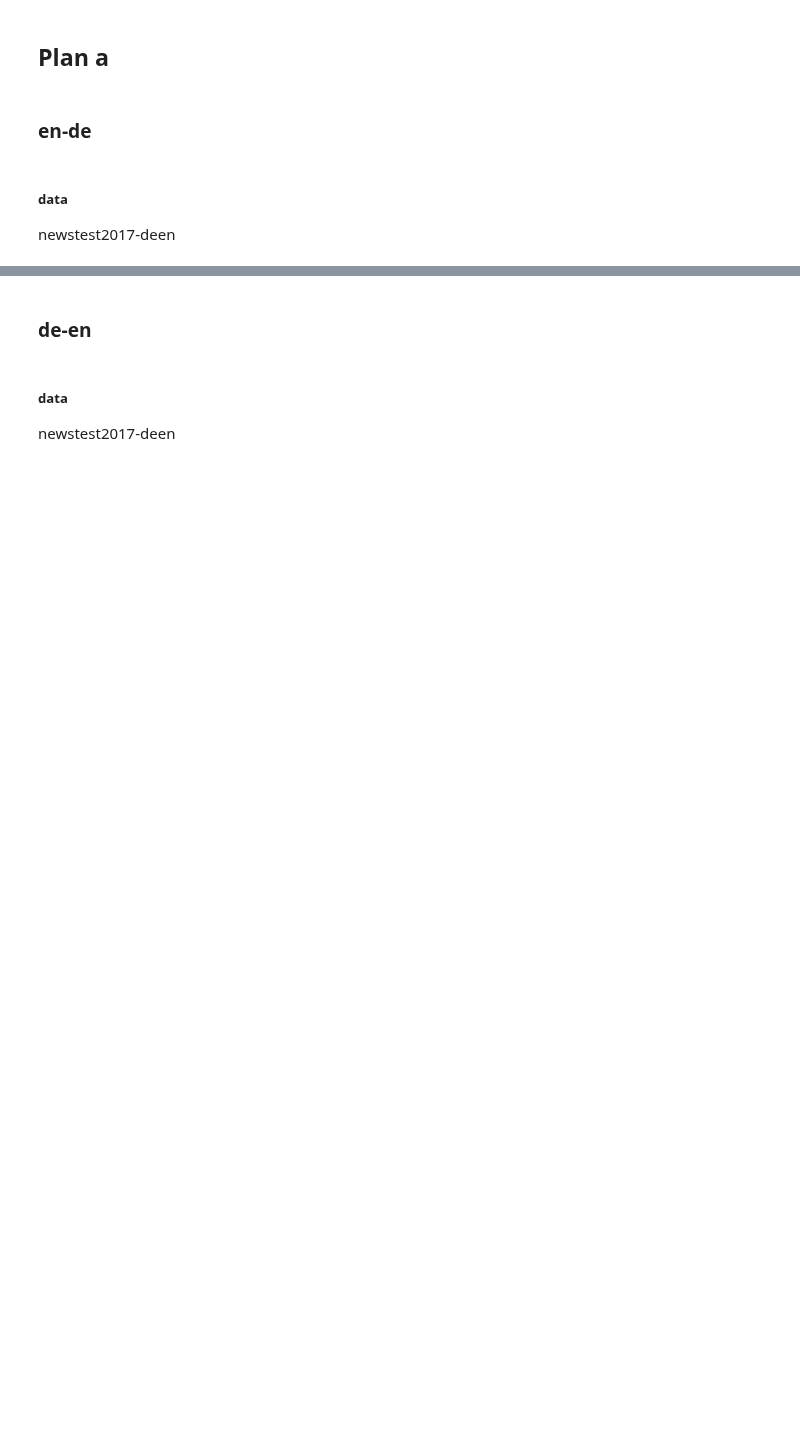
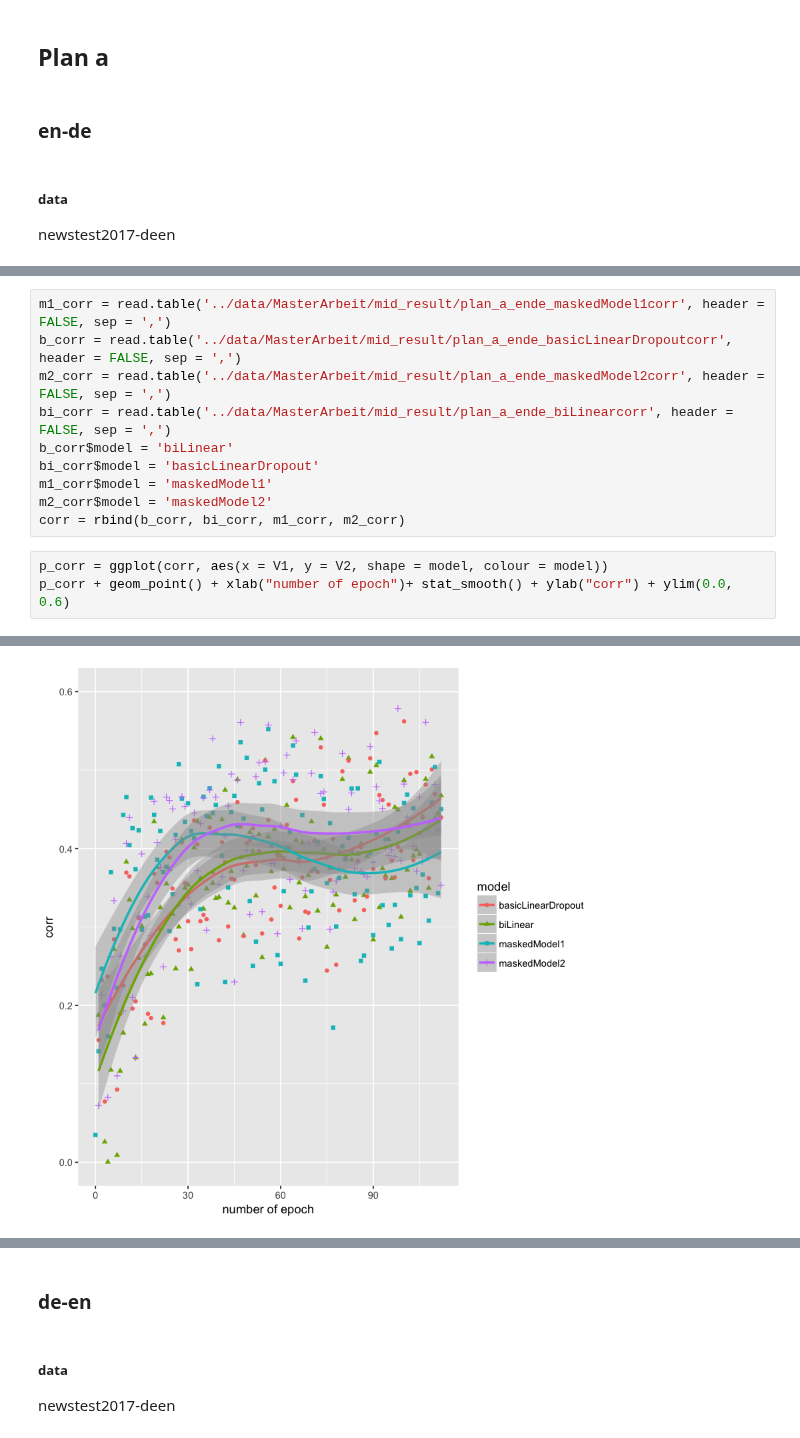
Before and after one commit to HuangYiran/MasterArbeit, a Jupyter notebook: Demo2.ipynb, the cells around one changed output, grey strips where cells are left out. Drawn from its saved outputs; the diff is of its cells as text; blank space fills up the shorter version.

```diff
--- a/Demo2.ipynb
+++ b/Demo2.ipynb
@@ -7,0 +17,14 @@ newstest2017-deen
+# %%
+m1_corr = read.table('../data/MasterArbeit/mid_result/plan_a_ende_maskedModel1corr', header = FALSE, sep = ',')
+b_corr = read.table('../data/MasterArbeit/mid_result/plan_a_ende_basicLinearDropoutcorr', header = FALSE, sep = ',')
+m2_corr = read.table('../data/MasterArbeit/mid_result/plan_a_ende_maskedModel2corr', header = FALSE, sep = ',')
+bi_corr = read.table('../data/MasterArbeit/mid_result/plan_a_ende_biLinearcorr', header = FALSE, sep = ',')
+b_corr$model = 'biLinear'
+bi_corr$model = 'basicLinearDropout'
+m1_corr$model = 'maskedModel1'
+m2_corr$model = 'maskedModel2'
+corr = rbind(b_corr, bi_corr, m1_corr, m2_corr)
+# %%
+p_corr = ggplot(corr, aes(x = V1, y = V2, shape = model, colour = model))
+p_corr + geom_point() + xlab("number of epoch")+ stat_smooth() + ylab("corr") + ylim(0.0, 0.6)
+# %% [output]
@@ -7,0 +35 @@ newstest2017-deen
+[figure, added]
```
Also changed, not shown: parts of 17 cells of this notebook.
